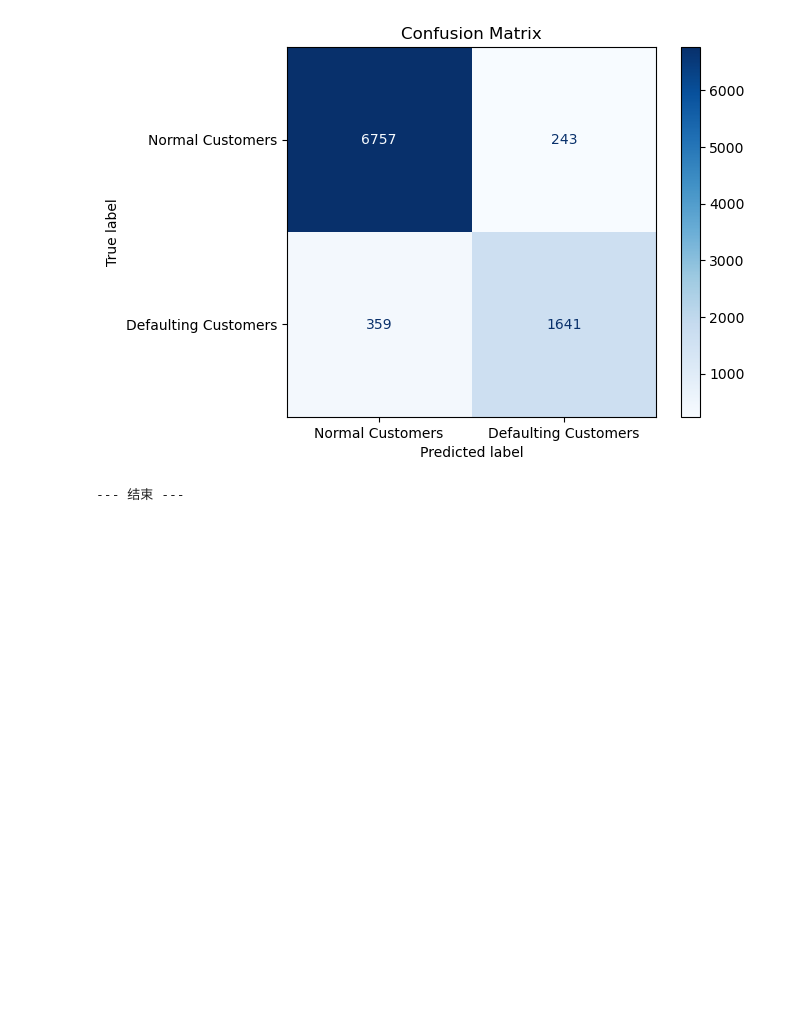
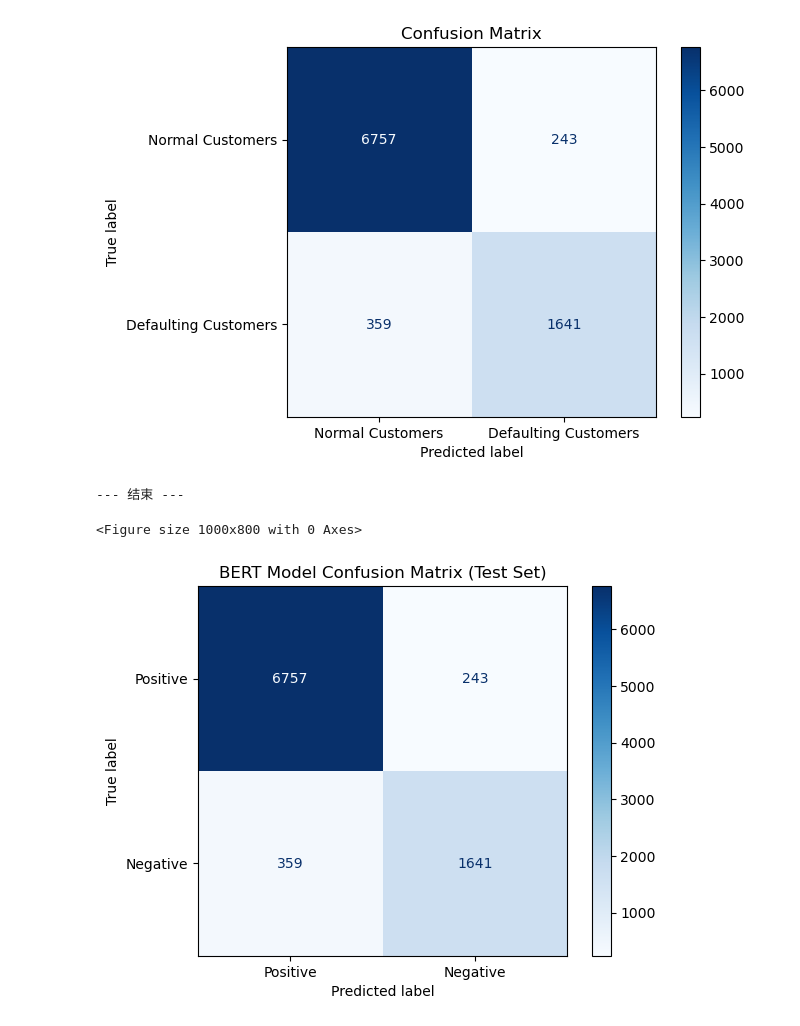
Before and after one commit to yukito0209/is6400-business-data-analytics, a Jupyter notebook: loan_data_analytics/bert.ipynb, the cells around one changed output. Drawn from its saved outputs; the diff is of its cells as text; code cells hidden in the pictures; blank space fills up the shorter version.

```diff
--- a/loan_data_analytics/bert.ipynb
+++ b/loan_data_analytics/bert.ipynb
@@ -299,3 +299,42 @@ Defaulting Customers       0.87      0.82      0.85      2000
  [ 359 1641]]
 [figure]
 --- 结束 ---
+# %%
+from sklearn.metrics import ConfusionMatrixDisplay
+import numpy as np
+import matplotlib.pyplot as plt
+
+
+# 手动输入混淆矩阵的值
+cm = np.array([
+    [6757,  243],  # 真实Normal样本: TN=700（预测正确）, FP=50（预测错误）
+    [359,  1641]   # 真实Defaulting样本: FN=30（预测错误）, TP=220（预测正确）
+])
+
+# 根据混淆矩阵生成模拟的y_test和y_pred
+TN, FP = cm[0]
+FN, TP = cm[1]
+y_test = [0]*(TN + FP) + [1]*(FN + TP)          # 前750个0（真实Normal），后250个1（真实Defaulting）
+y_pred = [0]*TN + [1]*FP + [0]*FN + [1]*TP      # 生成对应的预测结果
+
+# 可视化混淆矩阵
+try:
+    # 设置图像尺寸和分辨率
+    plt.figure(figsize=(10, 8), dpi=100)
+
+    disp = ConfusionMatrixDisplay(confusion_matrix=cm, display_labels=['Positive', 'Negative'])
+    disp.plot(cmap=plt.cm.Blues)
+
+    # 设置标题
+    plt.title('BERT Model Confusion Matrix (Test Set)')
+
+    # 保存高清图片
+    plt.savefig(r'D:\GitHubRepos\is6400-business-data-analytics\loan_data_analytics\image\result_figs\bert_confusion_matrix.png', dpi=600, bbox_inches='tight')
+
+    # 显示图像
+    plt.show()
+except Exception as e:
+    print(f"\n无法显示混淆矩阵图: {e}")
+# %% [output]
+<Figure size 1000x800 with 0 Axes>
+[figure, added]
```
Also changed, not shown: 1 other file.
